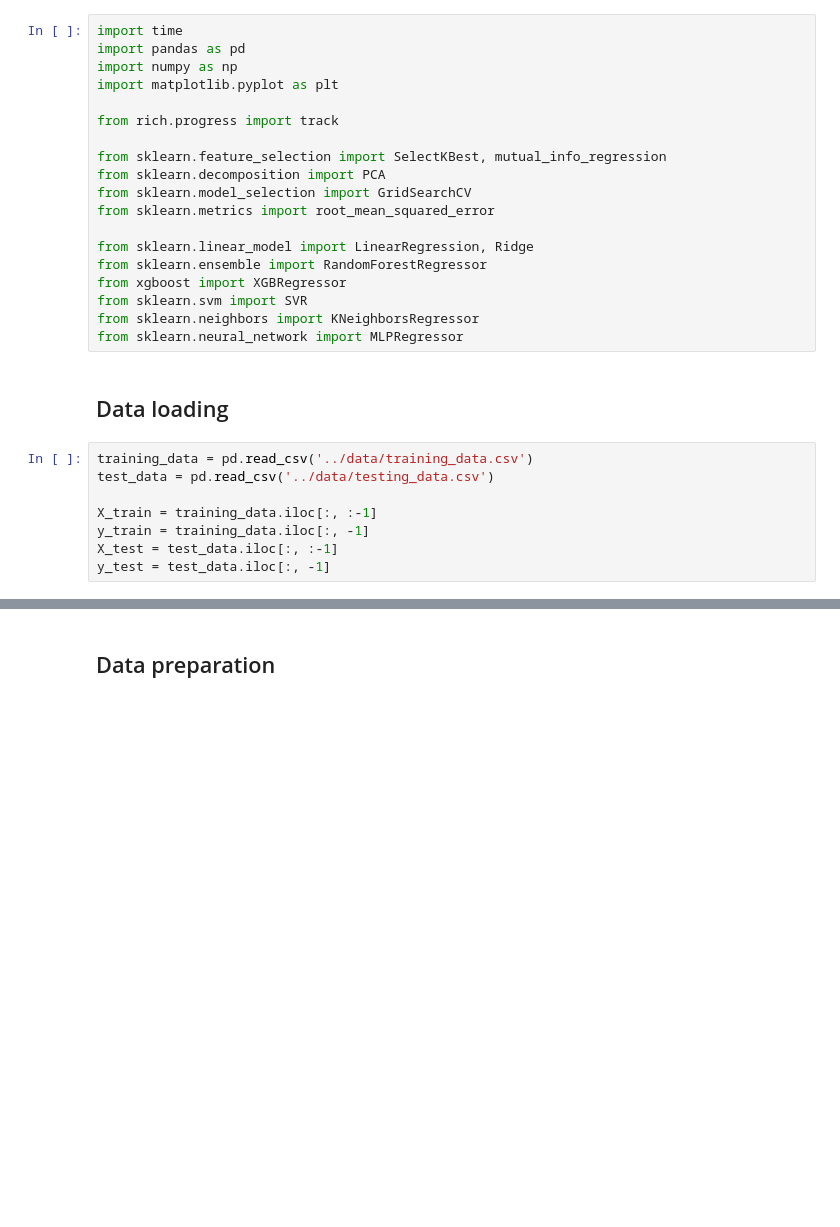
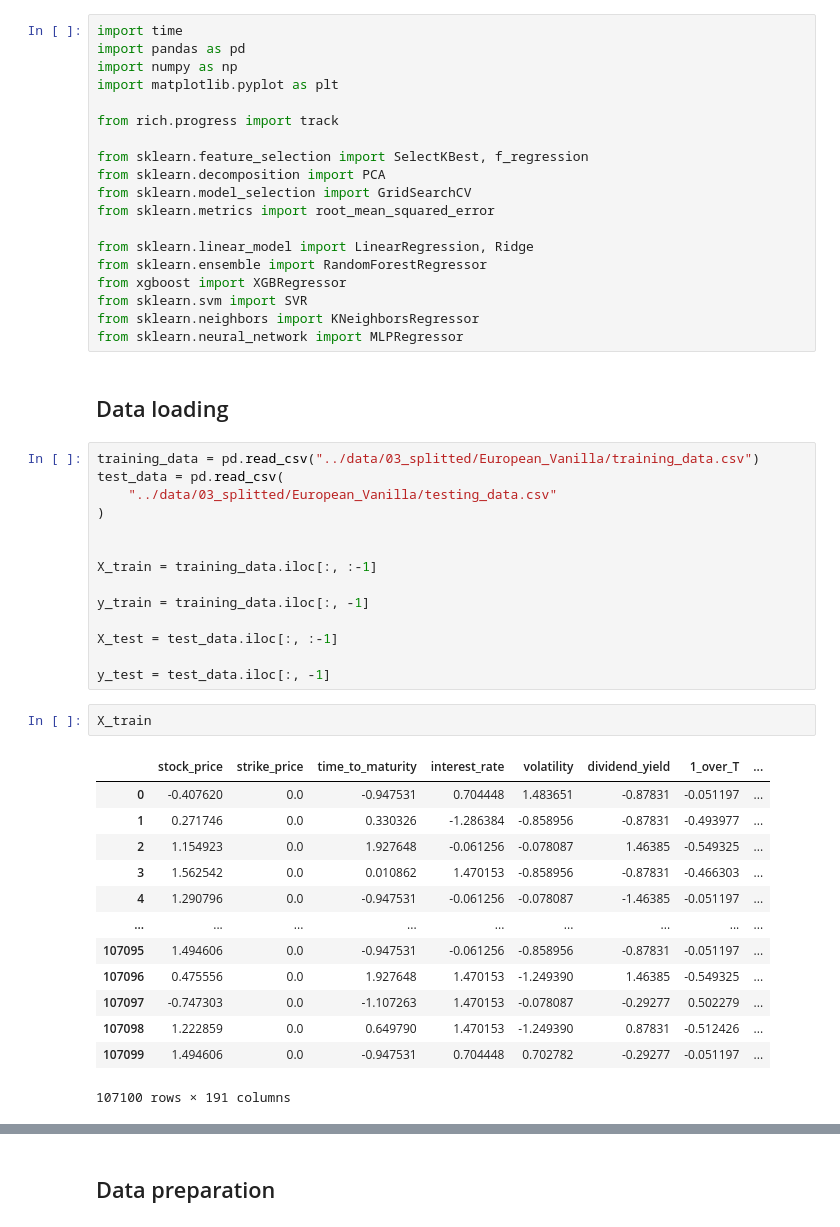
Before and after one commit to arabporr/DSC, a Jupyter notebook: notebooks/03_Models.ipynb, the cells around one changed output, grey strips where cells are left out. Saved outputs shown, nothing was run; the diff lists cells and outputs as text; blank space fills up the shorter version.

```diff
--- a/notebooks/03_Models.ipynb
+++ b/notebooks/03_Models.ipynb
@@ -6,7 +6,7 @@ import matplotlib.pyplot as plt
 
 from rich.progress import track
 
-from sklearn.feature_selection import SelectKBest, mutual_info_regression
+from sklearn.feature_selection import SelectKBest, f_regression
 from sklearn.decomposition import PCA
 from sklearn.model_selection import GridSearchCV
 from sklearn.metrics import root_mean_squared_error
@@ -20,13 +20,35 @@ from sklearn.neural_network import MLPRegressor
 # %% [markdown]
 ## Data loading
 # %%
-training_data = pd.read_csv('../data/training_data.csv')
-test_data = pd.read_csv('../data/testing_data.csv')
+training_data = pd.read_csv("../data/03_splitted/European_Vanilla/training_data.csv")
+test_data = pd.read_csv(
+    "../data/03_splitted/European_Vanilla/testing_data.csv"
+)
+
 
 X_train = training_data.iloc[:, :-1]
+
 y_train = training_data.iloc[:, -1]
+
 X_test = test_data.iloc[:, :-1]
+
 y_test = test_data.iloc[:, -1]
+# %%
+X_train
+# %% [output]
+|  | stock_price | strike_price | time_to_maturity | interest_rate | volatility | dividend_yield | 1_over_T | ... |
+| 0 | -0.407620 | 0.0 | -0.947531 | 0.704448 | 1.483651 | -0.87831 | -0.051197 | ... |
+| 1 | 0.271746 | 0.0 | 0.330326 | -1.286384 | -0.858956 | -0.87831 | -0.493977 | ... |
+| 2 | 1.154923 | 0.0 | 1.927648 | -0.061256 | -0.078087 | 1.46385 | -0.549325 | ... |
+| 3 | 1.562542 | 0.0 | 0.010862 | 1.470153 | -0.858956 | -0.87831 | -0.466303 | ... |
+| 4 | 1.290796 | 0.0 | -0.947531 | -0.061256 | -0.078087 | -1.46385 | -0.051197 | ... |
+| ... | ... | ... | ... | ... | ... | ... | ... | ... |
+| 107095 | 1.494606 | 0.0 | -0.947531 | -0.061256 | -0.858956 | -0.87831 | -0.051197 | ... |
+| 107096 | 0.475556 | 0.0 | 1.927648 | 1.470153 | -1.249390 | 1.46385 | -0.549325 | ... |
+| 107097 | -0.747303 | 0.0 | -1.107263 | 1.470153 | -0.078087 | -0.29277 | 0.502279 | ... |
+| 107098 | 1.222859 | 0.0 | 0.649790 | 1.470153 | -1.249390 | 0.87831 | -0.512426 | ... |
+| 107099 | 1.494606 | 0.0 | -0.947531 | 0.704448 | 0.702782 | -0.29277 | -0.051197 | ... |
+107100 rows × 191 columns
 # %%
 print(X_train.describe())
 # %% [output]
```
Also changed, not shown: parts of 8 cells of this notebook, 16 other files.
